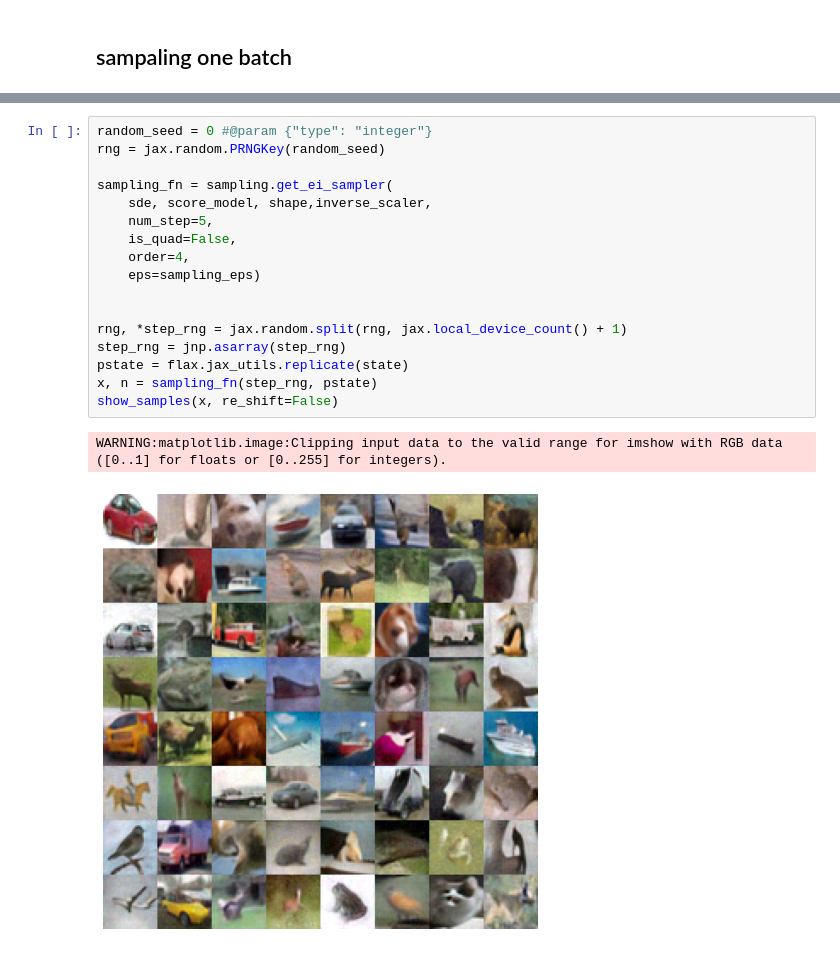
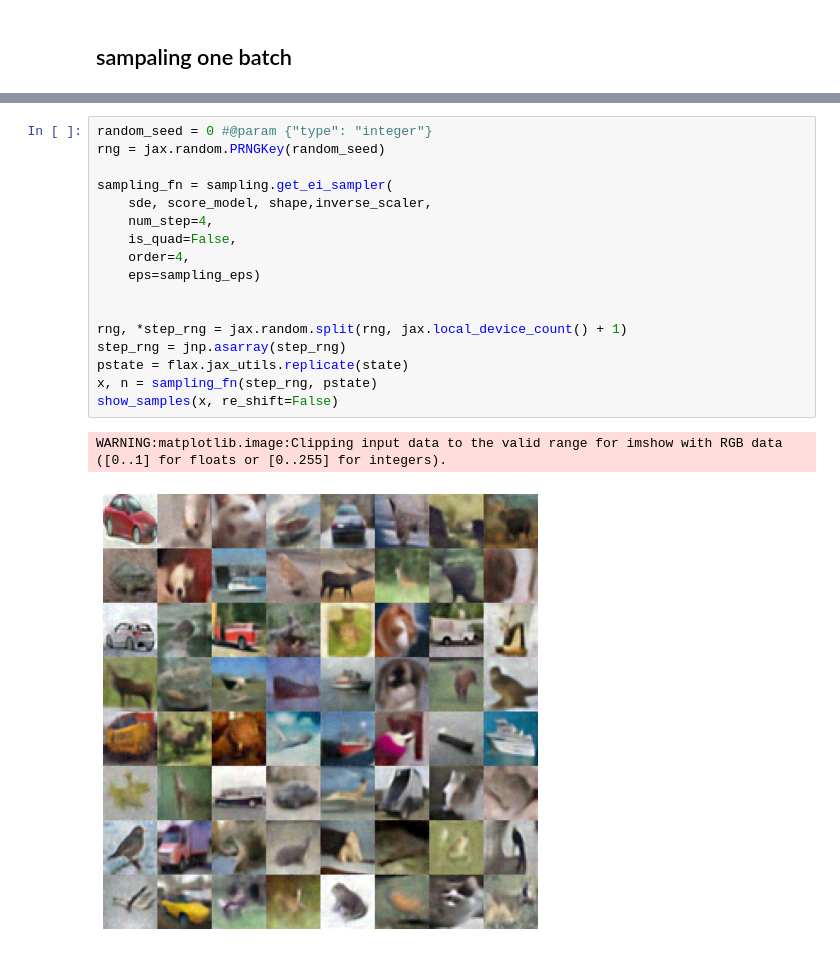
Before and after one commit to WN1695173791/dodes, a Jupyter notebook: notebooks/pdnm.ipynb, the cells around one changed output, grey strips where cells are left out. Cells and saved outputs as stored; diff of their text form.

```diff
--- a/notebooks/pdnm.ipynb
+++ b/notebooks/pdnm.ipynb
@@ -152,20 +152,20 @@ WARNING:matplotlib.image:Clipping input data to the valid range for imshow with
 # %%
 random_seed = 0 #@param {"type": "integer"}
 rng = jax.random.PRNGKey(random_seed)
 
 sampling_fn = sampling.get_ei_sampler(
     sde, score_model, shape,inverse_scaler,
-    num_step=5,
+    num_step=4,
     is_quad=False,
     order=4,
     eps=sampling_eps)
 
 
 rng, *step_rng = jax.random.split(rng, jax.local_device_count() + 1)
 step_rng = jnp.asarray(step_rng)
 pstate = flax.jax_utils.replicate(state)
 x, n = sampling_fn(step_rng, pstate)
 show_samples(x, re_shift=False)
 # %% [output]
 WARNING:matplotlib.image:Clipping input data to the valid range for imshow with RGB data ([0..1] for floats or [0..255] for integers).
-[figure, old version]
+[figure, new version]
```
Also changed, not shown: parts of 2 cells of this notebook, 3 other files.
